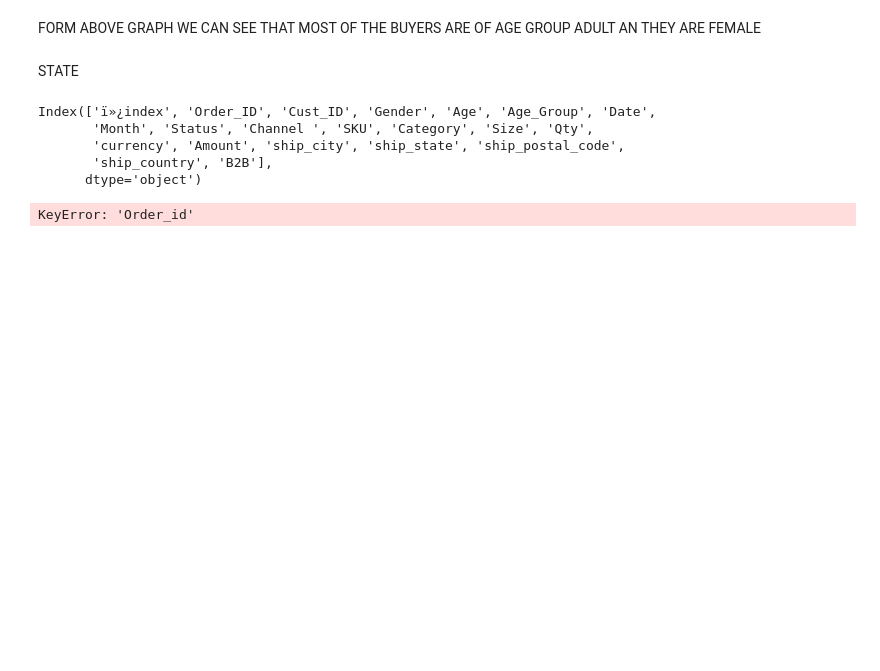
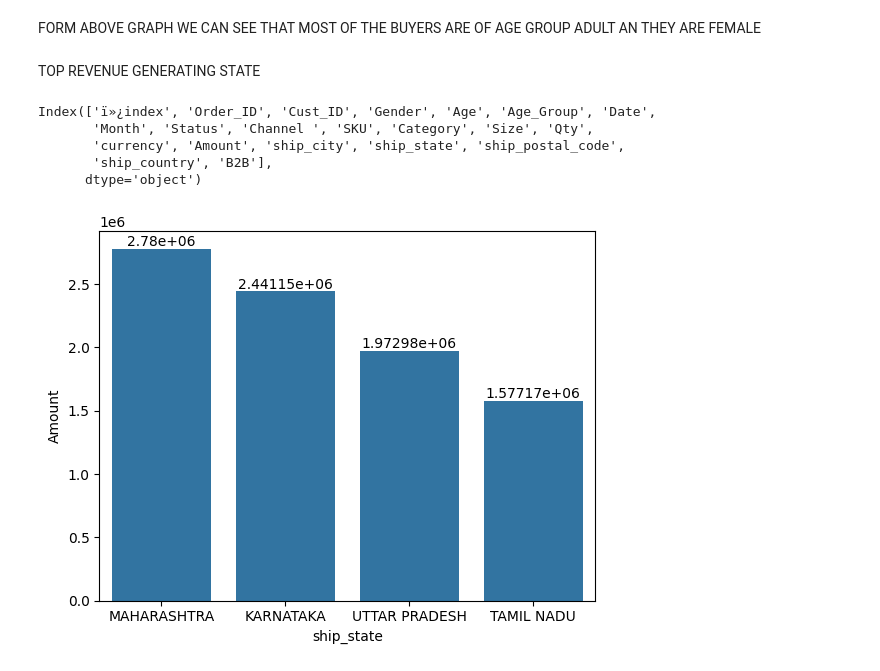
Before and after one commit to tanveermarne20/StoreAnalysis, a Jupyter notebook: StoreAnalysis.ipynb, the cells around one changed output. Drawn from its saved outputs; the diff is of its cells as text; code cells hidden in the pictures; blank space fills up the shorter version.

```diff
--- a/StoreAnalysis.ipynb
+++ b/StoreAnalysis.ipynb
@@ -152,8 +152,8 @@ sns.barplot(x='Age_Group',y='Amount',data=sales_gen)
 [figure]
 # %% [markdown]
 FORM ABOVE GRAPH WE CAN SEE THAT MOST OF THE BUYERS ARE OF AGE GROUP ADULT AN THEY ARE FEMALE
-# %% [markdown]
-STATE
+# %% [markdown]
+TOP REVENUE GENERATING STATE
 # %%
 df.columns
 # %% [output]
@@ -162,10 +162,11 @@ Index(['ï»¿index', 'Order_ID', 'Cust_ID', 'Gender', 'Age', 'Age_Group', 'Date
        'currency', 'Amount', 'ship_city', 'ship_state', 'ship_postal_code',
        'ship_country', 'B2B'],
       dtype='object')
-# %%
-#TOTAL NUMBER OF ORDERS FROM TOP 10 STATES
-sales_state=df.groupby(['ship_state'],as_index=False)['Order_ID'].sum().sort_values(by='Order_id',ascending=False)
-sns.set(rc={'figure.figsize':(15,5)})
-sns.barplot(data=sales_state,x='ship_state',y='Order_ID')
-# %% [output]
-KeyError: 'Order_id'
+# %%
+filtered_df = df[df['Status'] == 'Delivered']
+result = filtered_df.groupby('ship_state', as_index=False)['Amount'].sum().sort_values(by='Amount', ascending=False).head(4)
+top_revenue=sns.barplot(x='ship_state',y='Amount',data=result)
+for bars in top_revenue.containers:
+    top_revenue.bar_label(bars)
+# %% [output]
+[figure, added]
```
Also changed, not shown: parts of 9 cells of this notebook, 1 other file.
